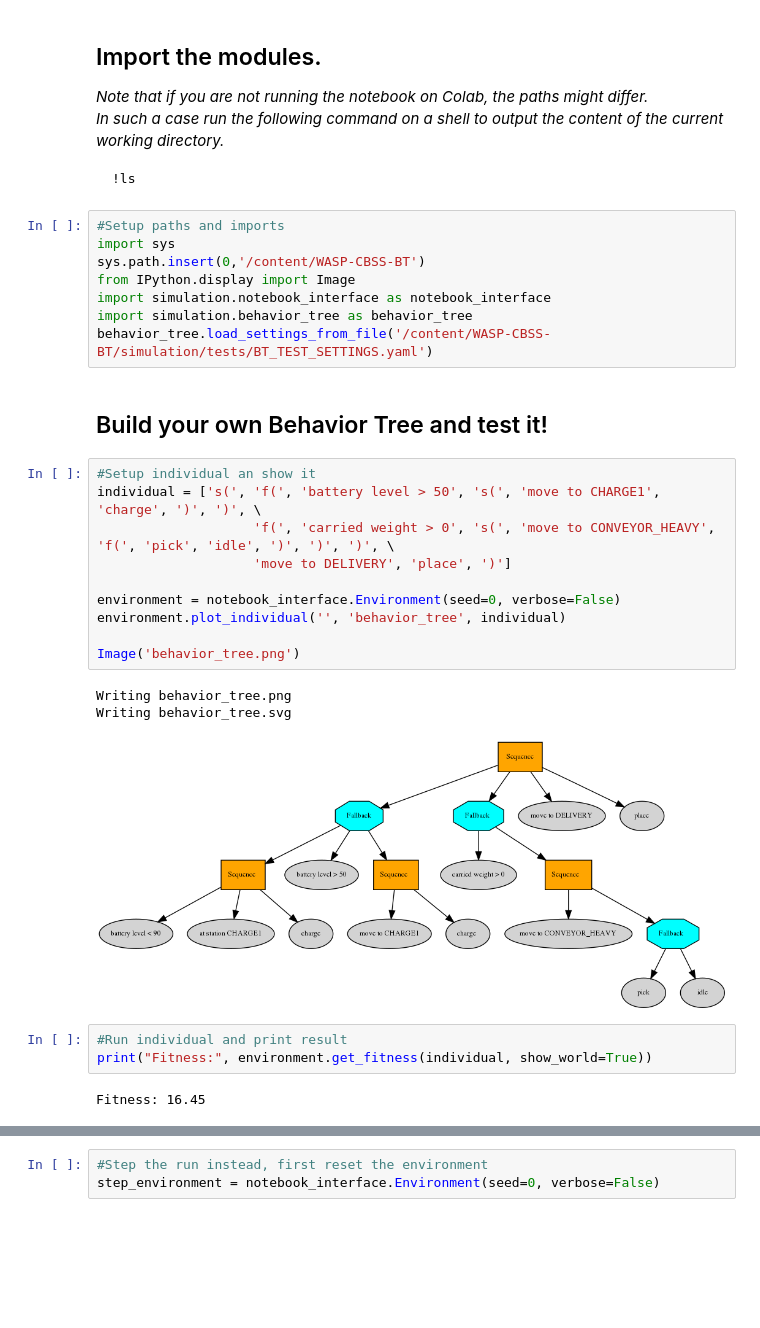
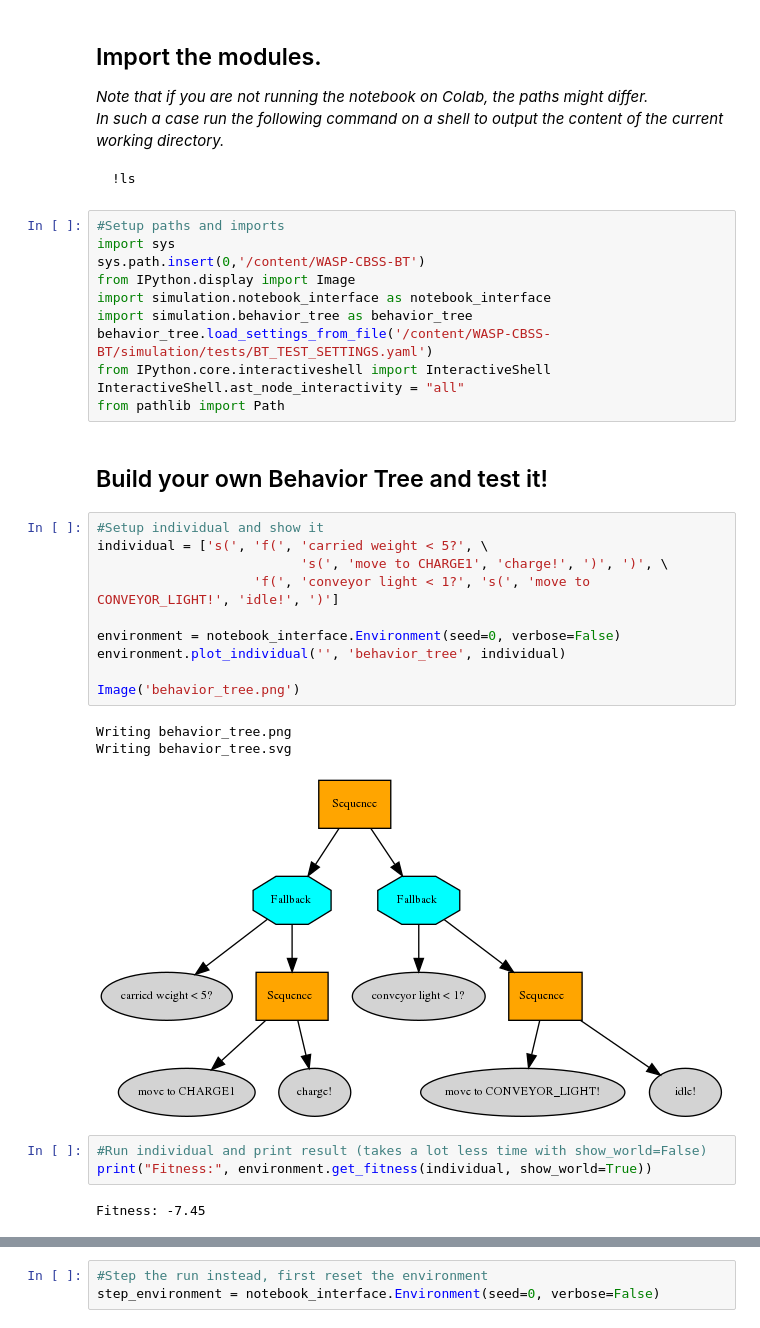
Before and after one commit to jstyrud/WASP-CBSS-BT, a Jupyter notebook: runme.ipynb, the cells around one changed output, grey strips where cells are left out. Cells and saved outputs as stored; diff of their text form; blank space fills up the shorter version.

```diff
--- a/runme.ipynb
+++ b/runme.ipynb
@@ -63,26 +48,29 @@ from IPython.display import Image
 import simulation.notebook_interface as notebook_interface
 import simulation.behavior_tree as behavior_tree
 behavior_tree.load_settings_from_file('/content/WASP-CBSS-BT/simulation/tests/BT_TEST_SETTINGS.yaml')
+from IPython.core.interactiveshell import InteractiveShell
+InteractiveShell.ast_node_interactivity = "all"
+from pathlib import Path
 # %% [markdown]
 ## Build your own Behavior Tree and test it!
 # %%
-#Setup individual an show it
-individual = ['s(', 'f(', 'battery level > 50', 's(', 'move to CHARGE1', 'charge', ')', ')', \
-                    'f(', 'carried weight > 0', 's(', 'move to CONVEYOR_HEAVY', 'f(', 'pick', 'idle', ')', ')', ')', \
-                    'move to DELIVERY', 'place', ')']
+#Setup individual and show it
+individual = ['s(', 'f(', 'carried weight < 5?', \
+                          's(', 'move to CHARGE1', 'charge!', ')', ')', \
+                    'f(', 'conveyor light < 1?', 's(', 'move to CONVEYOR_LIGHT!', 'idle!', ')']
 
 environment = notebook_interface.Environment(seed=0, verbose=False)
 environment.plot_individual('', 'behavior_tree', individual)
 
 Image('behavior_tree.png')
 # %% [output]
 Writing behavior_tree.png
 Writing behavior_tree.svg
-[figure, old version]
+[figure, new version]
 # %%
-#Run individual and print result
+#Run individual and print result (takes a lot less time with show_world=False)
 print("Fitness:", environment.get_fitness(individual, show_world=True))
 # %% [output]
-Fitness: 16.45
+Fitness: -7.45
 # %%
 #Animate the last run (that had show_world=True)
```
Also changed, not shown: parts of 4 cells of this notebook.
